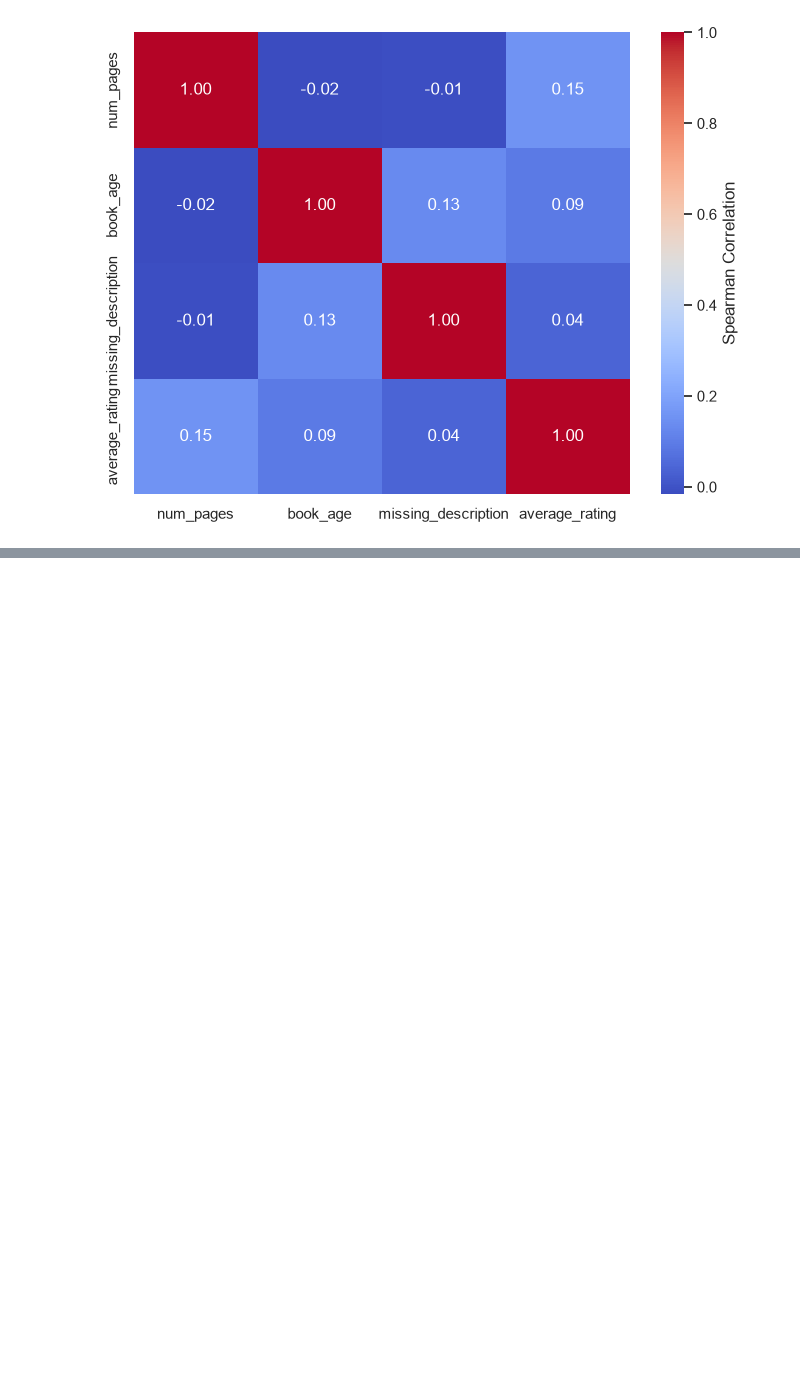
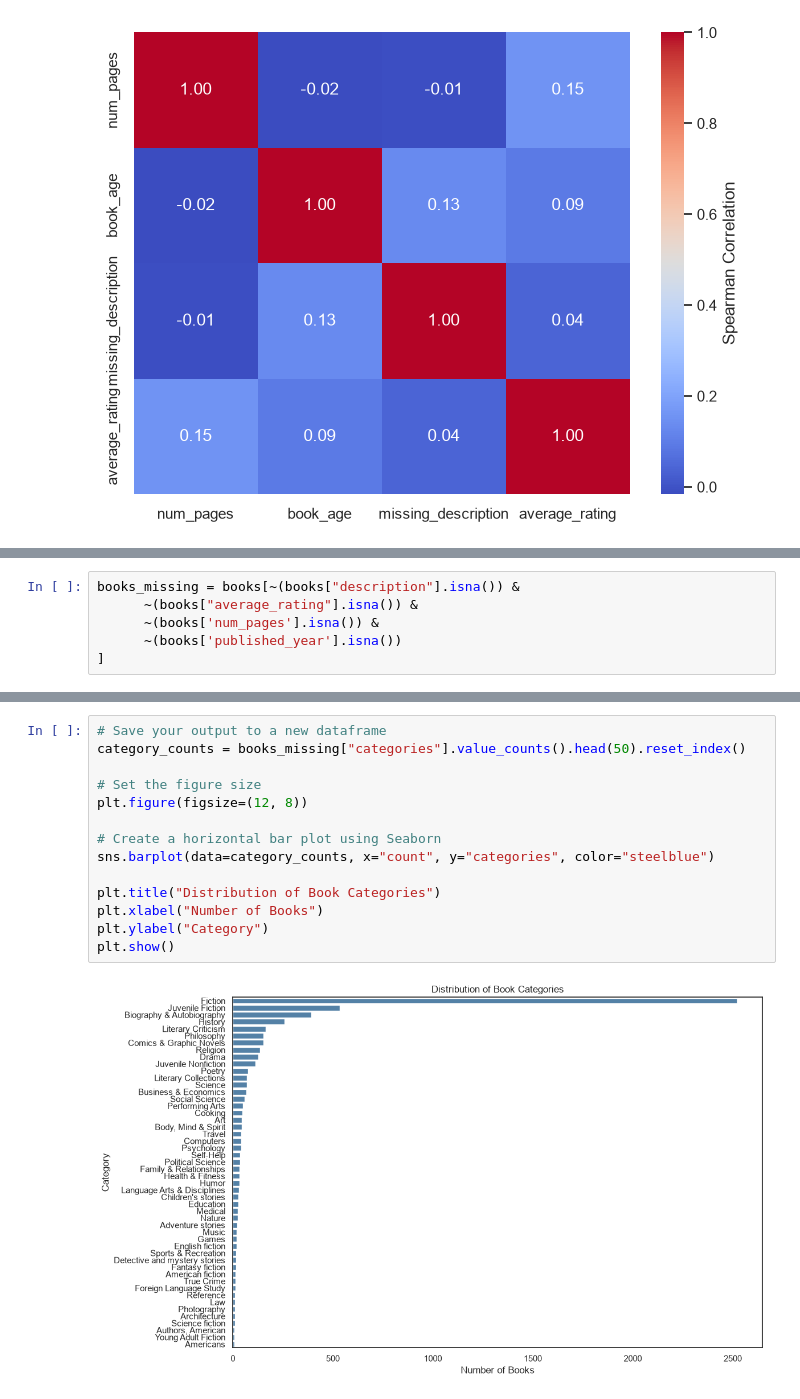
Before and after one commit to zakomayo/book-recommender, a Jupyter notebook: data-exploration.ipynb, the cells around one changed output, grey strips where cells are left out. Saved outputs shown, nothing was run; the diff lists cells and outputs as text; blank space fills up the shorter version.

Commit message:
Completing Data cleaning and exploration

```diff
--- a/data-exploration.ipynb
+++ b/data-exploration.ipynb
@@ -124,0 +151,6 @@ heatmap= sns.heatmap(correlation_matrix, annot=True, fmt=".2f", cmap="coolwarm",
+# %%
+books_missing = books[~(books["description"].isna()) &
+      ~(books["average_rating"].isna()) &
+      ~(books['num_pages'].isna()) &
+      ~(books['published_year'].isna())
+]
@@ -124,0 +233,16 @@ heatmap= sns.heatmap(correlation_matrix, annot=True, fmt=".2f", cmap="coolwarm",
+# %%
+# Save your output to a new dataframe
+category_counts = books_missing["categories"].value_counts().head(50).reset_index()
+
+# Set the figure size
+plt.figure(figsize=(12, 8))
+
+# Create a horizontal bar plot using Seaborn
+sns.barplot(data=category_counts, x="count", y="categories", color="steelblue")
+
+plt.title("Distribution of Book Categories")
+plt.xlabel("Number of Books")
+plt.ylabel("Category")
+plt.show()
+# %% [output]
+[figure, added]
```
Also changed, not shown: parts of 30 cells of this notebook, 1 other file.
